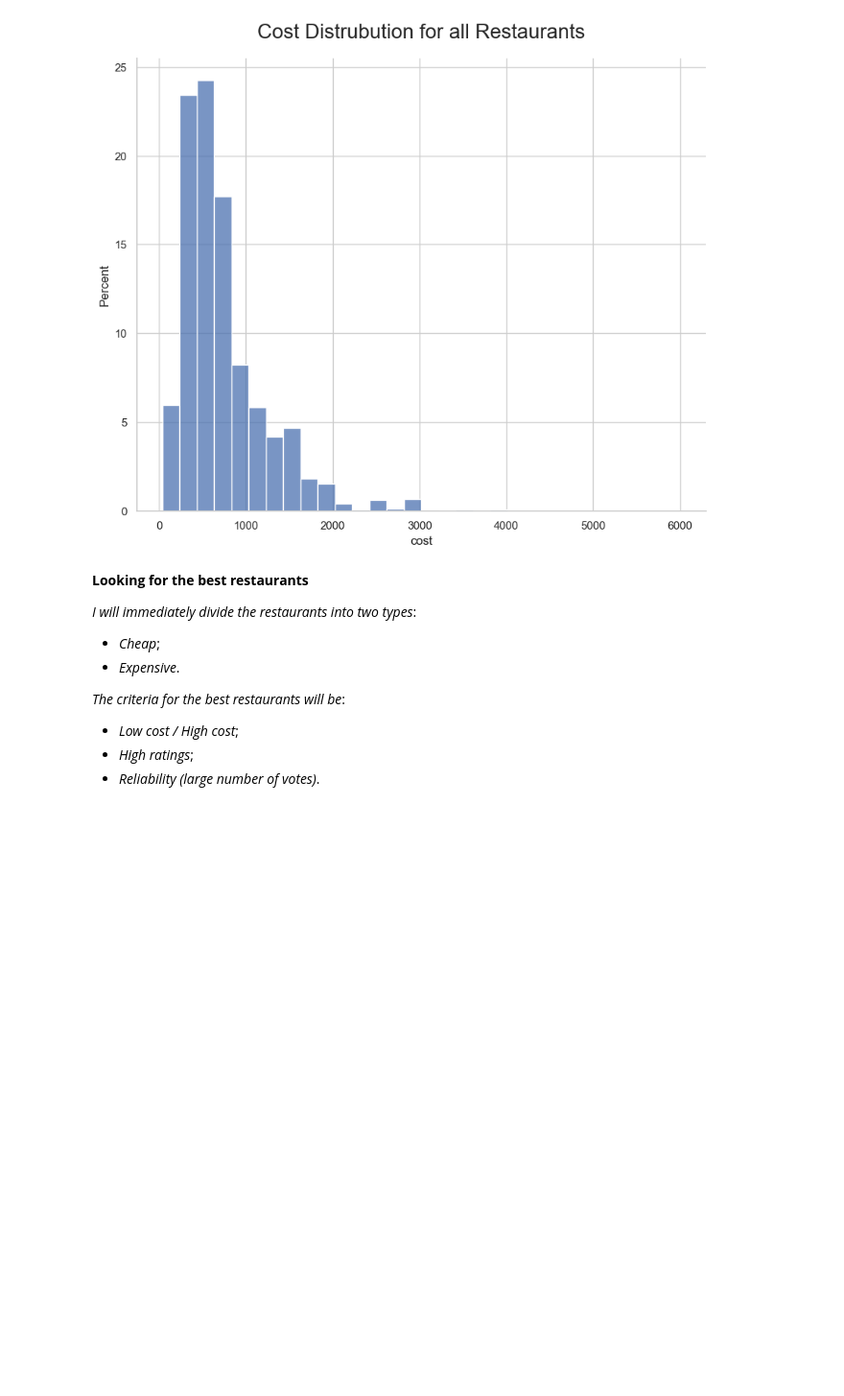
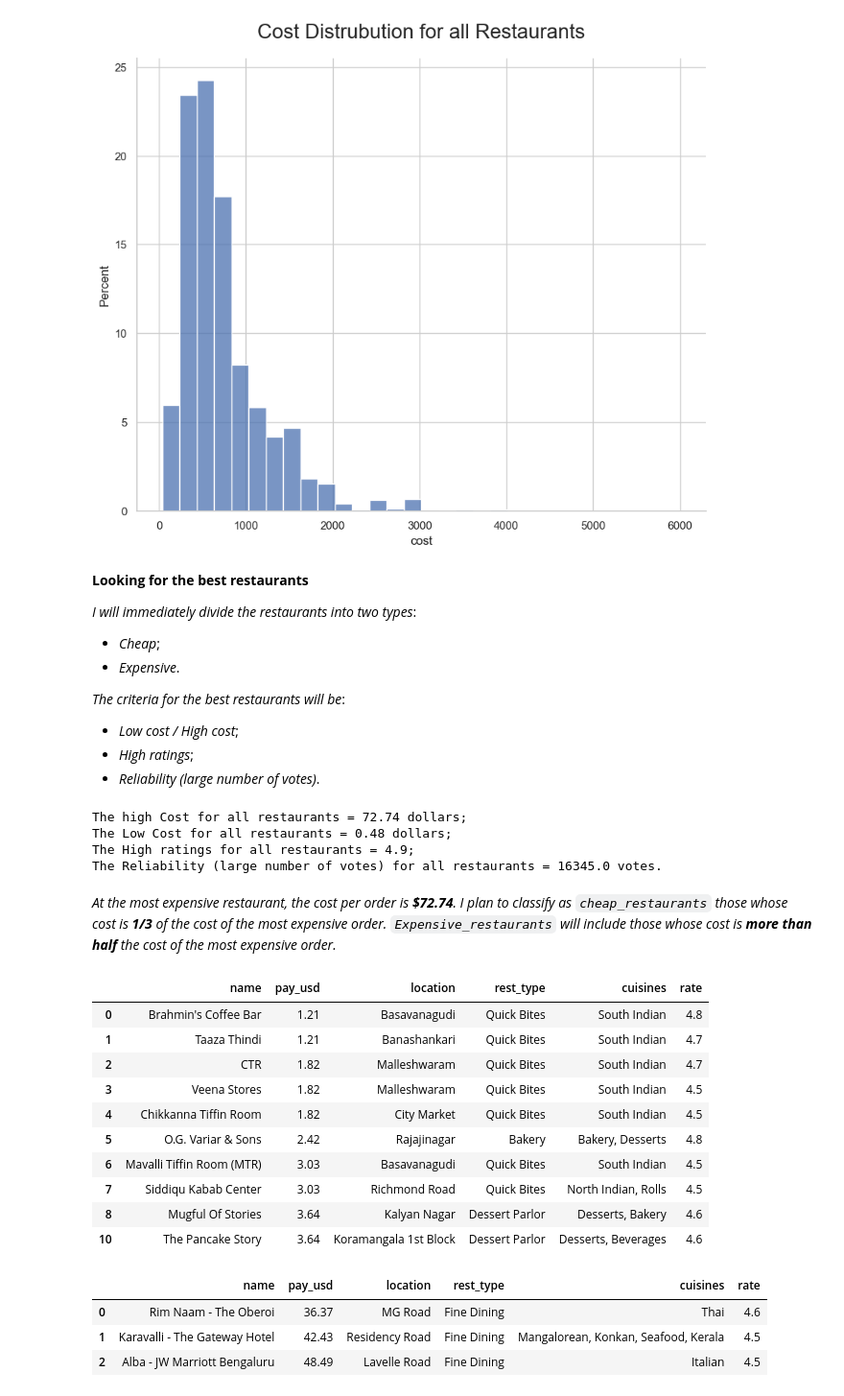
Before and after one commit to BernartGuddiny/project_zomato, a Jupyter notebook: project_zomato.ipynb, the cells around one changed output. Shown at 96% size. Saved outputs shown, nothing was run; the diff lists cells and outputs as text; code cells hidden in the pictures; blank space fills up the shorter version.

Commit message:
found cheap and expensive restaurants of the second goal of the project

```diff
--- a/project_zomato.ipynb
+++ b/project_zomato.ipynb
@@ -368,3 +368,82 @@ sns.despine()
 - *Low cost / High cost*;
 - *High ratings*;
 - *Reliability (large number of votes)*.
+# %%
+# Removing duplicate restaurant names, leaving the first one that comes across
+zomato = zomato.drop_duplicates(subset='name'
+                                , keep='first')
+# %%
+# Let's see the maximum: cost, rate, reliability (votes) for all restaurants
+cost_max = zomato.pay_usd.describe().round(2)['max']
+cost_min = zomato.pay_usd.describe().round(2)['min']
+
+rate_max = zomato.rate.describe().round(2)['max']
+
+vote_max = zomato.votes.describe().round(2)['max']
+
+print(f'The high Cost for all restaurants = {cost_max} dollars;\n\
+The Low Cost for all restaurants = {cost_min} dollars;\n\
+The High ratings for all restaurants = {rate_max};\n\
+The Reliability (large number of votes) for all restaurants = {vote_max} votes.')
+# %% [output]
+The high Cost for all restaurants = 72.74 dollars;
+The Low Cost for all restaurants = 0.48 dollars;
+The High ratings for all restaurants = 4.9;
+The Reliability (large number of votes) for all restaurants = 16345.0 votes.
+# %% [markdown]
+*At the most expensive restaurant, the cost per order is **$72.74**. I plan to classify as `cheap_restaurants` those whose cost is **1/3** of the cost of the most expensive order. `Expensive_restaurants` will include those whose cost is **more than half** the cost of the most expensive order.*
+# %%
+# Finding 'cheap_restaurants' in the dataframe
+cheap_restaurants = zomato[['name','pay_usd','location','rest_type','cuisines']]\
+                            .groupby(['pay_usd'])\
+                            .filter(lambda x: x.mean() <= cost_max / 3)\
+                            .sort_values('pay_usd')
+
+# Finding 'expensive_restaurants' in the dataframe
+expensive_restaurants = zomato[['name','pay_usd','location','rest_type','cuisines']]\
+                            .groupby(['pay_usd'])\
+                            .filter(lambda x: x.mean() >= cost_max / 2)\
+                            .sort_values('pay_usd')
+# %%
+# Choose all restaurants with a rating above 4.5
+restaurants_rating = zomato[['name','rate']]\
+                            .groupby(['rate'])\
+                            .filter(lambda x: x.mean() >= 4.5)\
+                            .sort_values('rate')
+# %%
+# Merging dataframes, the most popular and the cheapest restaurants
+chepest = cheap_restaurants.merge(restaurants_rating
+                                  , how='inner'
+                                  , on='name')\
+                            .sort_values(['pay_usd', 'rate']
+                                         , ascending=[True, False])
+
+# Merging dataframes, the most popular and expensive restaurants
+expensive = expensive_restaurants.merge(restaurants_rating
+                                        , how='inner'
+                                        , on='name')\
+                                    .sort_values(['pay_usd', 'rate']
+                                                 , ascending=[True, False])
+# %%
+# Cheap restaurants with low cost, high rating
+chepest.head(10)
+# %% [output]
+|  | name | pay_usd | location | rest_type | cuisines | rate |
+| 0 | Brahmin's Coffee Bar | 1.21 | Basavanagudi | Quick Bites | South Indian | 4.8 |
+| 1 | Taaza Thindi | 1.21 | Banashankari | Quick Bites | South Indian | 4.7 |
+| 2 | CTR | 1.82 | Malleshwaram | Quick Bites | South Indian | 4.7 |
+| 3 | Veena Stores | 1.82 | Malleshwaram | Quick Bites | South Indian | 4.5 |
+| 4 | Chikkanna Tiffin Room | 1.82 | City Market | Quick Bites | South Indian | 4.5 |
+| 5 | O.G. Variar & Sons | 2.42 | Rajajinagar | Bakery | Bakery, Desserts | 4.8 |
+| 6 | Mavalli Tiffin Room (MTR) | 3.03 | Basavanagudi | Quick Bites | South Indian | 4.5 |
+| 7 | Siddiqu Kabab Center | 3.03 | Richmond Road | Quick Bites | North Indian, Rolls | 4.5 |
+| 8 | Mugful Of Stories | 3.64 | Kalyan Nagar | Dessert Parlor | Desserts, Bakery | 4.6 |
+| 10 | The Pancake Story | 3.64 | Koramangala 1st Block | Dessert Parlor | Desserts, Beverages | 4.6 |
+# %%
+# Expensive restaurants with high cost, high rating
+expensive
+# %% [output]
+|  | name | pay_usd | location | rest_type | cuisines | rate |
+| 0 | Rim Naam - The Oberoi | 36.37 | MG Road | Fine Dining | Thai | 4.6 |
+| 1 | Karavalli - The Gateway Hotel | 42.43 | Residency Road | Fine Dining | Mangalorean, Konkan, Seafood, Kerala | 4.5 |
+| 2 | Alba - JW Marriott Bengaluru | 48.49 | Lavelle Road | Fine Dining | Italian | 4.5 |
```
Also changed, not shown: parts of 3 cells of this notebook.
